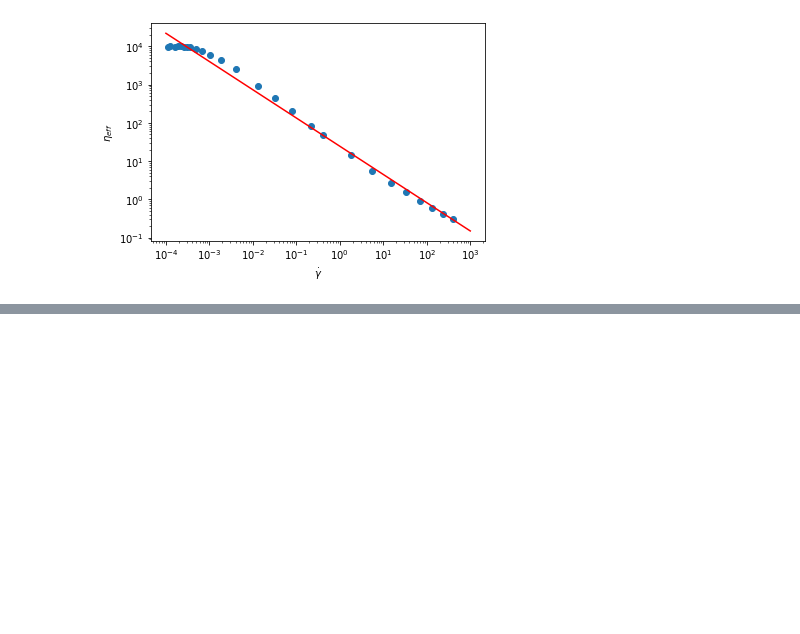
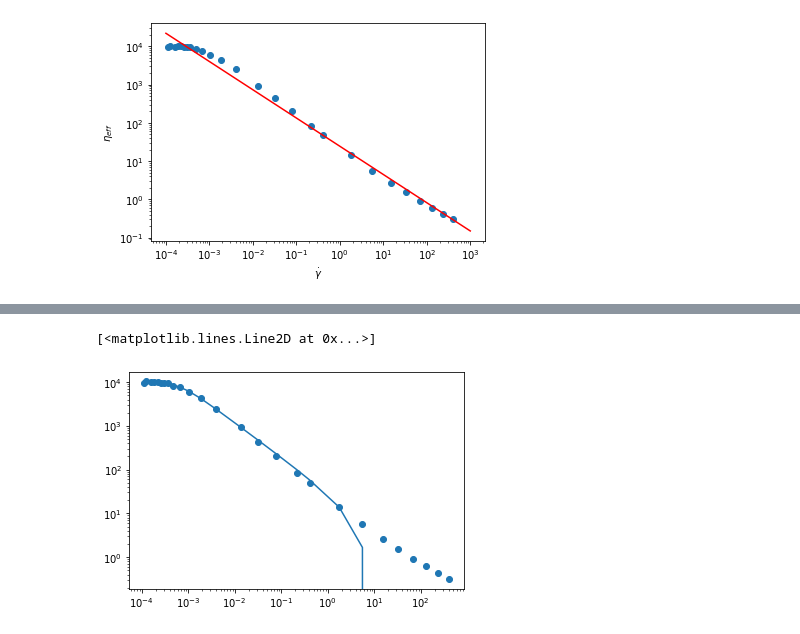
Before and after one commit to rclUPC/AdvancedFluidMechanics, a Jupyter notebook: rheology/AssignmentB.ipynb, the cells around one changed output, grey strips where cells are left out. Cells and saved outputs as stored; diff of their text form; code cells hidden in the pictures; blank space fills up the shorter version.

```diff
--- a/rheology/AssignmentB.ipynb
+++ b/rheology/AssignmentB.ipynb
@@ -144,0 +163,7 @@ ac.plot(gammaDot_plot,eta_e_plot,color="red")
+# %%
+plt.loglog()
+plt.scatter(gammaDot,eta_e)
+plt.plot(gammaDot,eta_e_fit)
+# %% [output]
+[<matplotlib.lines.Line2D at 0x...>]
+[figure, added]
```
Also changed, not shown: parts of 17 cells of this notebook.
